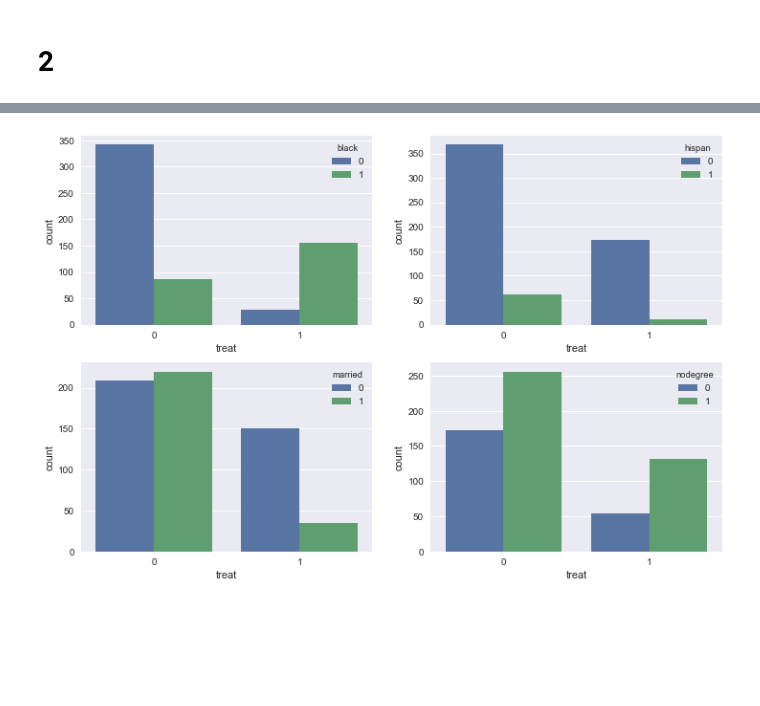
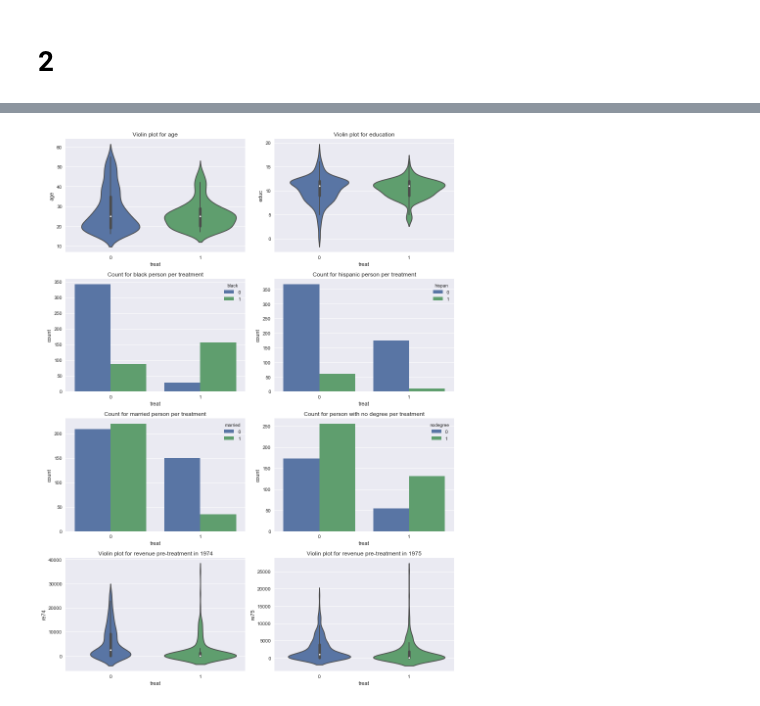
Before and after one commit to raphaelBarman/ADA-dh, a Jupyter notebook: 04 - Applied ML/Homework 4.ipynb, the cells around one changed output, grey strips where cells are left out. Drawn from its saved outputs; the diff is of its cells as text; code cells hidden in the pictures; blank space fills up the shorter version.

```diff
--- a/04 - Applied ML/Homework 4.ipynb
+++ b/04 - Applied ML/Homework 4.ipynb
@@ -124,8 +91,24 @@ sns.violinplot(y='educ',x='treat', data=df, ax=ax);
-# %%
-fig, axes = plt.subplots(2,2,figsize=(12,8))
-sns.countplot(x='treat',hue='black', data=df, ax=axes[0,0])
-sns.countplot(x='treat',hue='hispan', data=df, ax=axes[0,1])
-sns.countplot(x='treat',hue='married', data=df, ax=axes[1,0])
-sns.countplot(x='treat',hue='nodegree', data=df, ax=axes[1,1]);
-# %% [output]
-[figure, removed]
+# %%
+fig, axes = plt.subplots(4,2,figsize=(12,16))
+
+axes[0, 0].set_title("Violin plot for age")
+sns.violinplot(x='treat', y='age', data=df, ax=axes[0, 0])
+axes[0, 1].set_title("Violin plot for education")
+sns.violinplot(x='treat', y='educ', data=df, ax=axes[0, 1])
+
+axes[1,0].set_title("Count for black person per treatment")
+sns.countplot(x='treat',hue='black', data=df, ax=axes[1,0])
+axes[1,1].set_title("Count for hispanic person per treatment")
+sns.countplot(x='treat',hue='hispan', data=df, ax=axes[1,1])
+axes[2,0].set_title("Count for married person per treatment")
+sns.countplot(x='treat',hue='married', data=df, ax=axes[2,0])
+axes[2,1].set_title("Count for person with no degree per treatment")
+sns.countplot(x='treat',hue='nodegree', data=df, ax=axes[2,1])
+
+axes[3, 0].set_title("Violin plot for revenue pre-treatment in 1974")
+sns.violinplot(x='treat', y='re74', data=df, ax=axes[3, 0])
+axes[3, 1].set_title("Violin plot for revenue pre-treatment in 1975")
+sns.violinplot(x='treat', y='re75', data=df, ax=axes[3, 1])
+plt.tight_layout();
+# %% [output]
+[figure, added]
```
Also changed, not shown: parts of 11 cells of this notebook.
